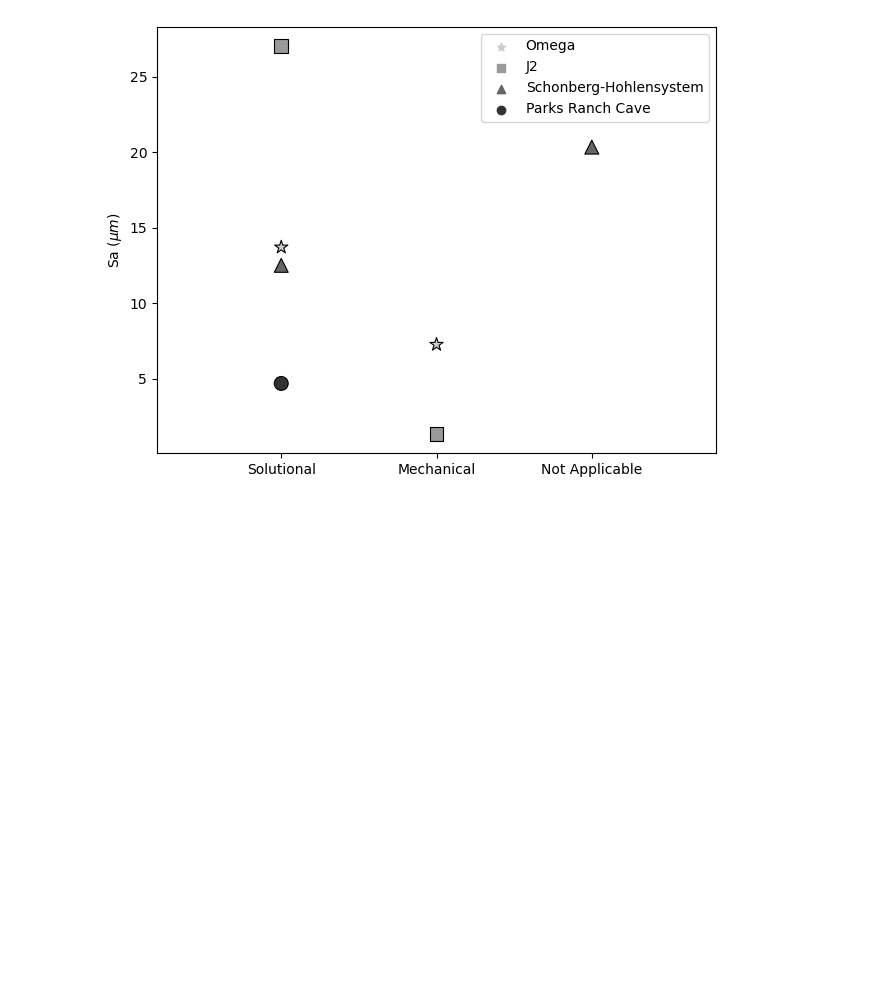
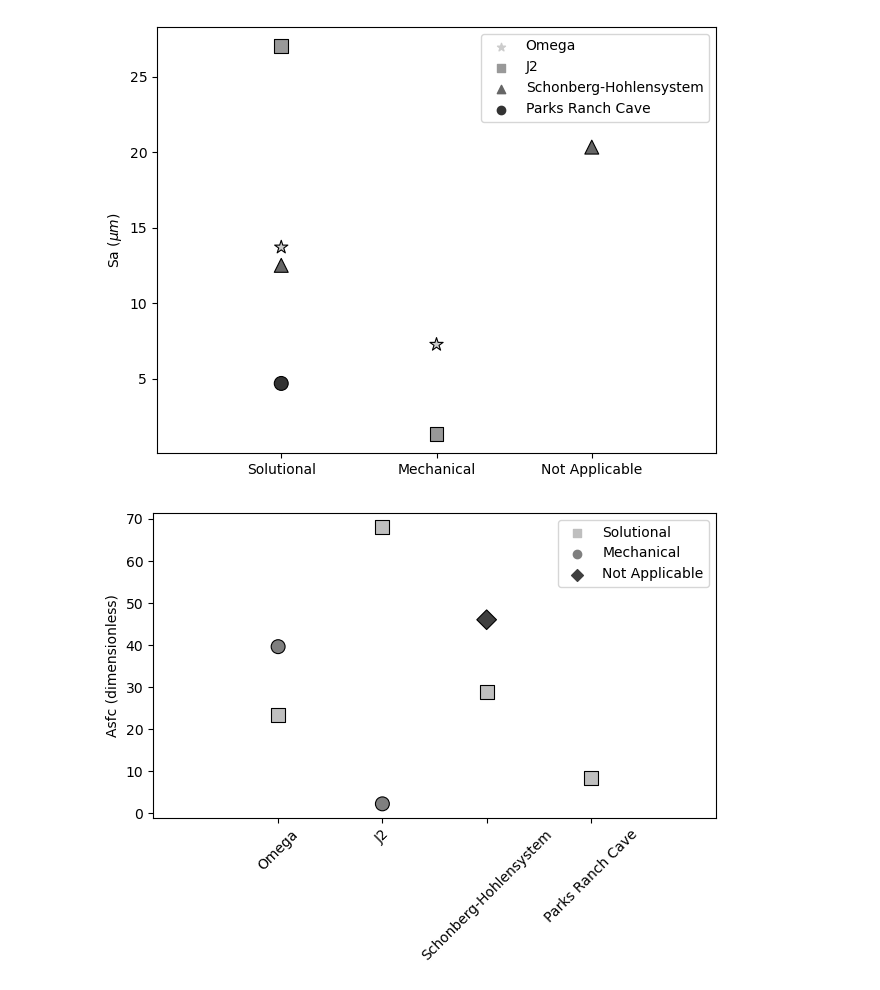
Before and after one commit to ethanoleson/Scallop_code, a Jupyter notebook: Roughness_figure/roughness2.ipynb, the cells around one changed output. Cells and saved outputs as stored; diff of their text form; code cells hidden in the pictures; blank space fills up the shorter version.

```diff
--- a/Roughness_figure/roughness2.ipynb
+++ b/Roughness_figure/roughness2.ipynb
@@ -179,3 +180,24 @@ roughnessplot(cm_data, 'cave', 'feature', 'feature', 'binary', {'Mechanical': 'o
 roughnessplot(cm_data_Mod_prc, 'feature', 'cave', 'cave', 'binary', {'Parks Ranch Cave': 'o', 'J2': 's', 'Schonberg-Hohlensystem': '^', 'Omega': '*'}, save='Sa_v_feature_by_cave.png')
 # %% [output]
 [figure]
+# %%
+spreadsheet = cm_data_Mod_prc
+markers_choice = {'Mechanical': 'o', 'Solutional': 's', 'Not Applicable': 'D'}
+x_axis = 'cave'
+color_by = 'feature'
+marker_style = 'feature'
+color_palette = 'binary'
+
+sns.scatterplot(data= spreadsheet, x= spreadsheet[x_axis], y = spreadsheet['asfc'], hue= spreadsheet[color_by],
+                style= spreadsheet[marker_style], markers=markers_choice,
+                palette=color_palette, s=100, edgecolor='black')
+plt.margins(x=0.4)
+plt.xticks(rotation=45)
+plt.xlabel('')
+plt.ylabel('Asfc (dimensionless)')
+plt.legend(title = '')
+plt.tight_layout()
+plt.savefig('Sa_v_cave_by_feature.png', dpi = 300)
+plt.show()
+# %% [output]
+[figure, added]
```
Also changed, not shown: parts of 2 cells of this notebook, 2 other files.
